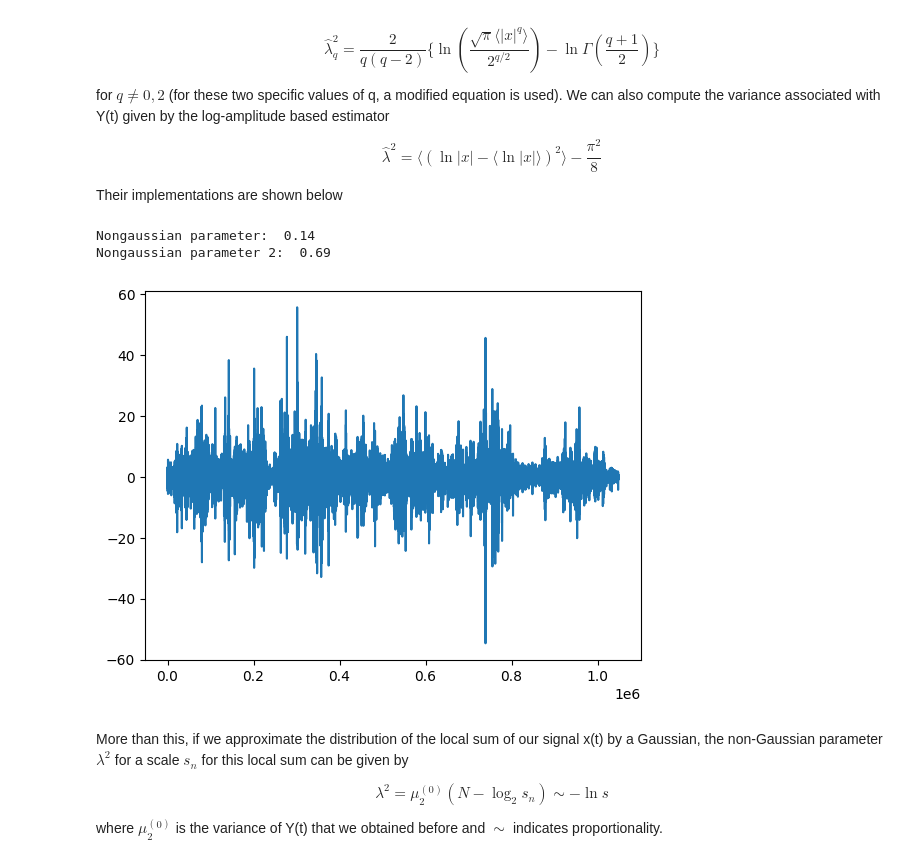
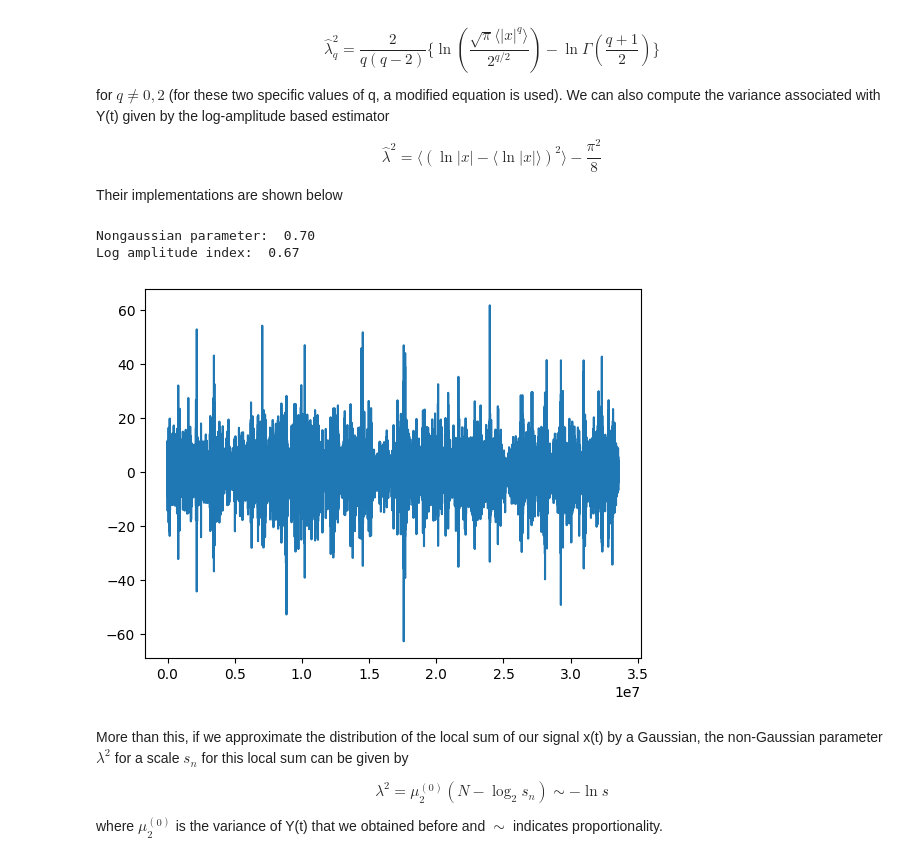
Before and after one commit to jkruse27/Tutorials, a Jupyter notebook: notebooks/non_gaussianity.ipynb, the cells around one changed output. Cells and saved outputs as stored; diff of their text form; code cells hidden in the pictures.

Commit message:
fix: Fixed the function that generates nongaussian signals and the corresponding notebook that talks about it

```diff
--- a/notebooks/non_gaussianity.ipynb
+++ b/notebooks/non_gaussianity.ipynb
@@ -80,15 +85,15 @@ def nongaussian_index(x, q):
 def log_amplitude_fluctuation(x):
     return np.mean((np.log(np.abs(x))-np.mean(np.log(np.abs(x))))**2)-np.pi**2/8
 # %%
-b = generate_nongaussian(20, 0.7)
+b = generate_nongaussian(20, 0.7, 32)
 plt.plot(b)
 
 print(f'Nongaussian parameter: {nongaussian_index(b, 0.25): .2f}')
-print(f'Nongaussian parameter 2: {log_amplitude_fluctuation(b): .2f}')
+print(f'Log amplitude index: {log_amplitude_fluctuation(b): .2f}')
 # %% [output]
-Nongaussian parameter:  0.14
-Nongaussian parameter 2:  0.69
+Nongaussian parameter:  0.70
+Log amplitude index:  0.67
-[figure, old version]
+[figure, new version]
 # %% [markdown]
 More than this, if we approximate the distribution of the local sum of our signal x(t) by a Gaussian, the non-Gaussian parameter $\lambda^2$ for a scale $s_n$ for this local sum can be given by
 
```
Also changed, not shown: parts of 5 cells of this notebook, 2 other files.
